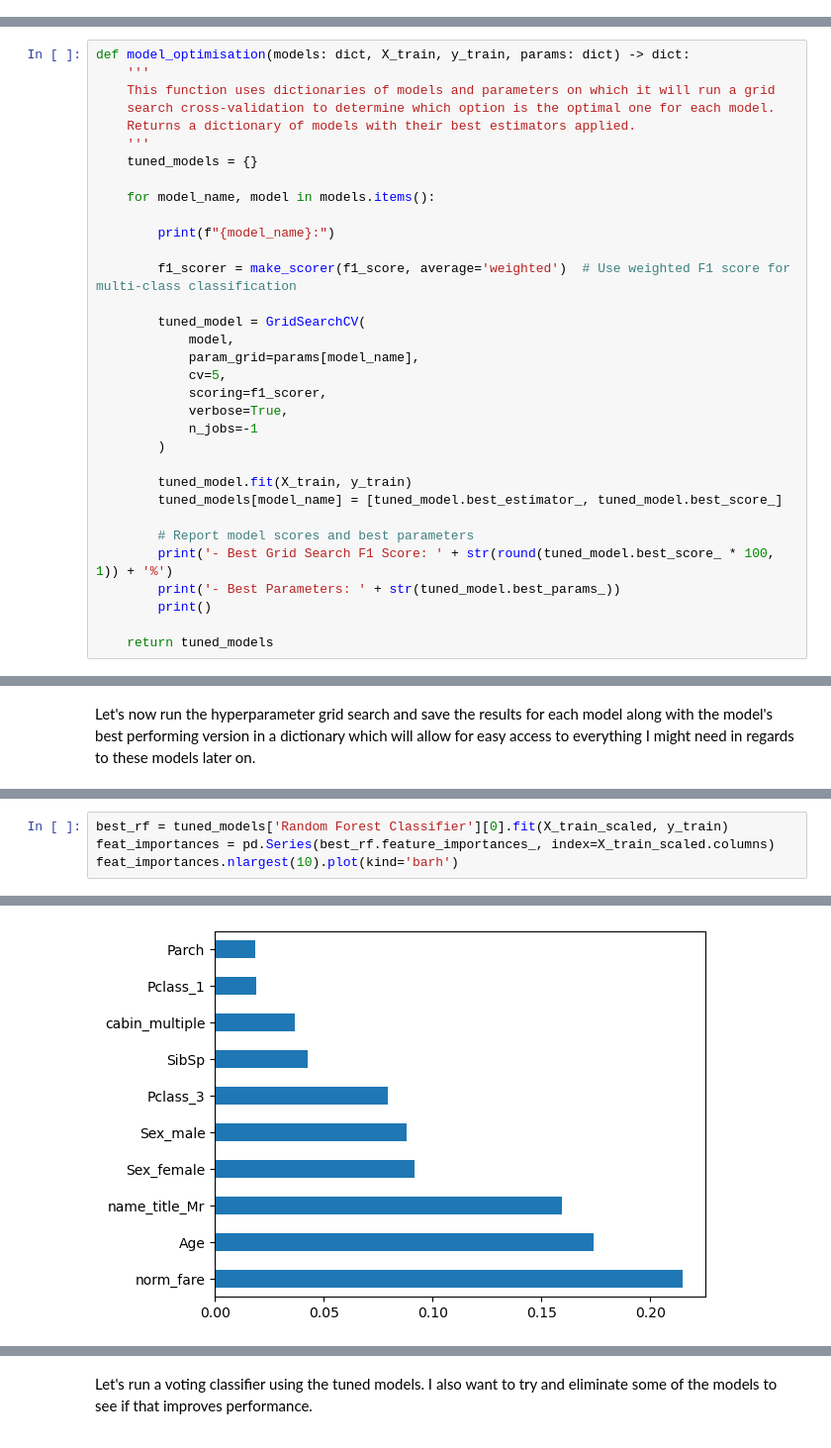
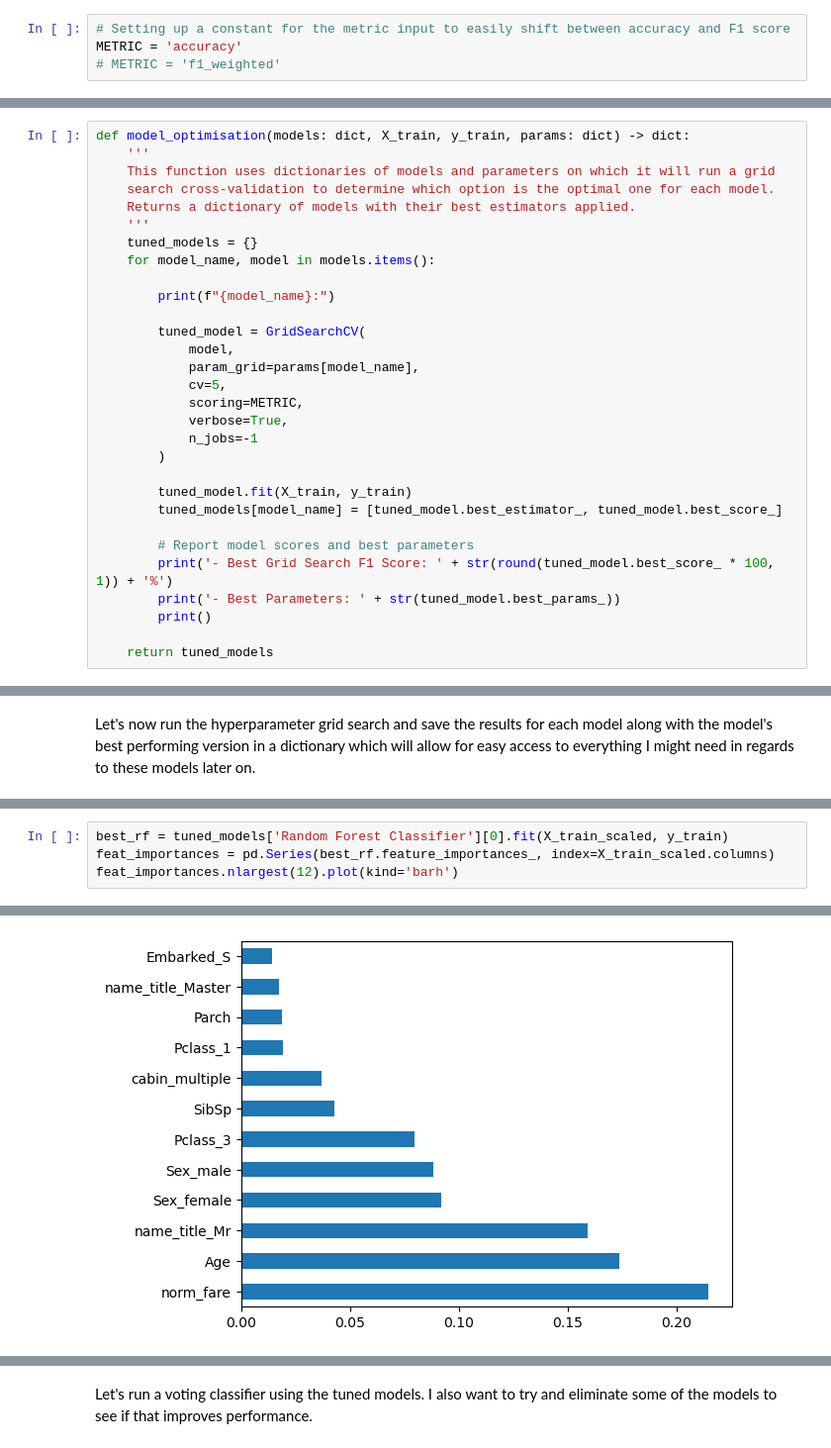
Before and after one commit to JustaKris/Titanic-ML-Kaggle, a Jupyter notebook: notebook/Titanic-Machine-Learning-from-Disaster.ipynb, the cells around one changed output, grey strips where cells are left out. Shown at 99% size. Drawn from its saved outputs; the diff is of its cells as text.

```diff
--- a/notebook/Titanic-Machine-Learning-from-Disaster.ipynb
+++ b/notebook/Titanic-Machine-Learning-from-Disaster.ipynb
@@ -512,3 +553,7 @@ This is where I have stored all functions that will be used throughout the rest
+# %%
+# Setting up a constant for the metric input to easily shift between accuracy and F1 score
+METRIC = 'accuracy'
+# METRIC = 'f1_weighted'
 # %%
 def model_evaluation(models: dict, X_train, y_train):
     """
@@ -538,18 +590,15 @@ def model_optimisation(models: dict, X_train, y_train, params: dict) -> dict:
     Returns a dictionary of models with their best estimators applied.
     '''
     tuned_models = {}
-
     for model_name, model in models.items():
 
         print(f"{model_name}:")
-
-        f1_scorer = make_scorer(f1_score, average='weighted')  # Use weighted F1 score for multi-class classification
 
         tuned_model = GridSearchCV(
             model,
             param_grid=params[model_name],
             cv=5,
-            scoring=f1_scorer,
+            scoring=METRIC,
             verbose=True,
             n_jobs=-1
         )
@@ -842,8 +895,8 @@ I am quite interested in the feature importances so let's have a look.
 # %%
 best_rf = tuned_models['Random Forest Classifier'][0].fit(X_train_scaled, y_train)
 feat_importances = pd.Series(best_rf.feature_importances_, index=X_train_scaled.columns)
-feat_importances.nlargest(10).plot(kind='barh')
+feat_importances.nlargest(12).plot(kind='barh')
 # %% [output]
 <Axes: >
-[figure, old version]
+[figure, new version]
 # %% [markdown]
```
Also changed, not shown: parts of 78 cells of this notebook, 3 other files.
